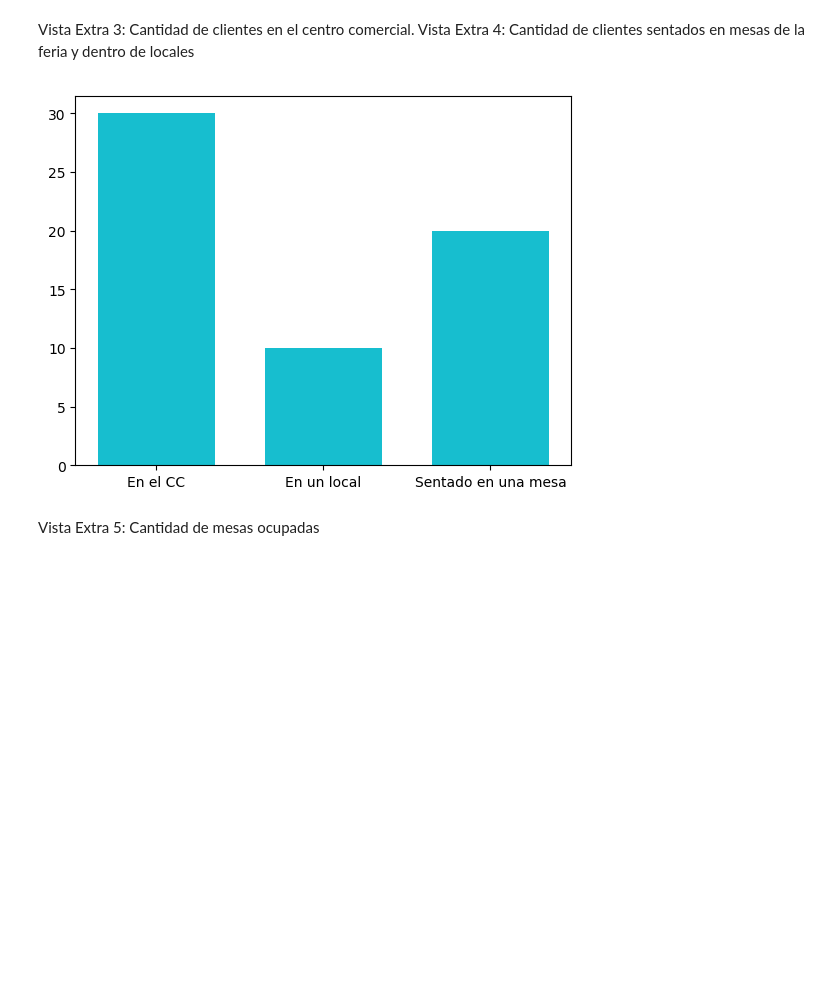
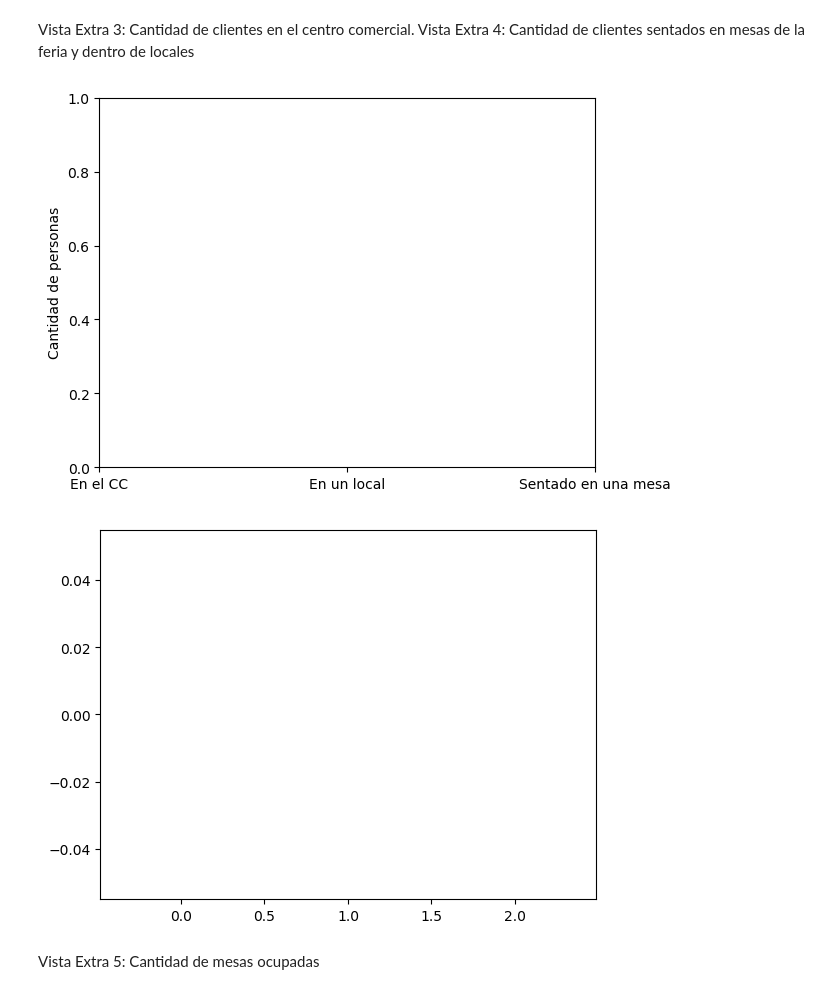
Before and after one commit to SamuelVera/AdminDB-CentroComercial, a Jupyter notebook: Notebook Jupyter.ipynb, the cells around one changed output. Cells and saved outputs as stored; diff of their text form; code cells hidden in the pictures; blank space fills up the shorter version.

Commit message:
plot to plt

```diff
--- a/Notebook Jupyter.ipynb
+++ b/Notebook Jupyter.ipynb
@@ -122,35 +122,36 @@ def animated_bar():
 
     N = 3
     cur.execute("SELECT * FROM smartphonesencc;")
     incc = cur.fetchone()[0]
 
     cur.execute("SELECT * FROM enccenmesaoenlocal;")
 
     response = cur.fetchone()
     inlocal = response[0]
     inmesa = response[1]
 
     x = (incc, inlocal, inmesa)
 
     bars = plt.bar(range(N), x, width=0.7, align='center')
     for bar, h in zip(bars, x):
         bar.set_height(h)
     fig.canvas.draw()
 
-fig, ax = plot.subplots()
+fig, ax = plt.subplots()
 x = np.arange(3)
 ax.set_ylabel('Cantidad de personas')
 plt.xticks(x, ('En el CC','En un local','Sentado en una mesa'))
 plt.show()
 
 i = 0
 
 while i < 20:
     animated_bar()
     i+=1
     t.sleep(0.5)
 # %% [output]
-[figure, old version]
+[figure, new version]
+[figure, added]
 # %% [markdown]
 Vista Extra 5: Cantidad de mesas ocupadas
 # %%
```
Also changed, not shown: parts of 1 cell of this notebook, 1 other file.
